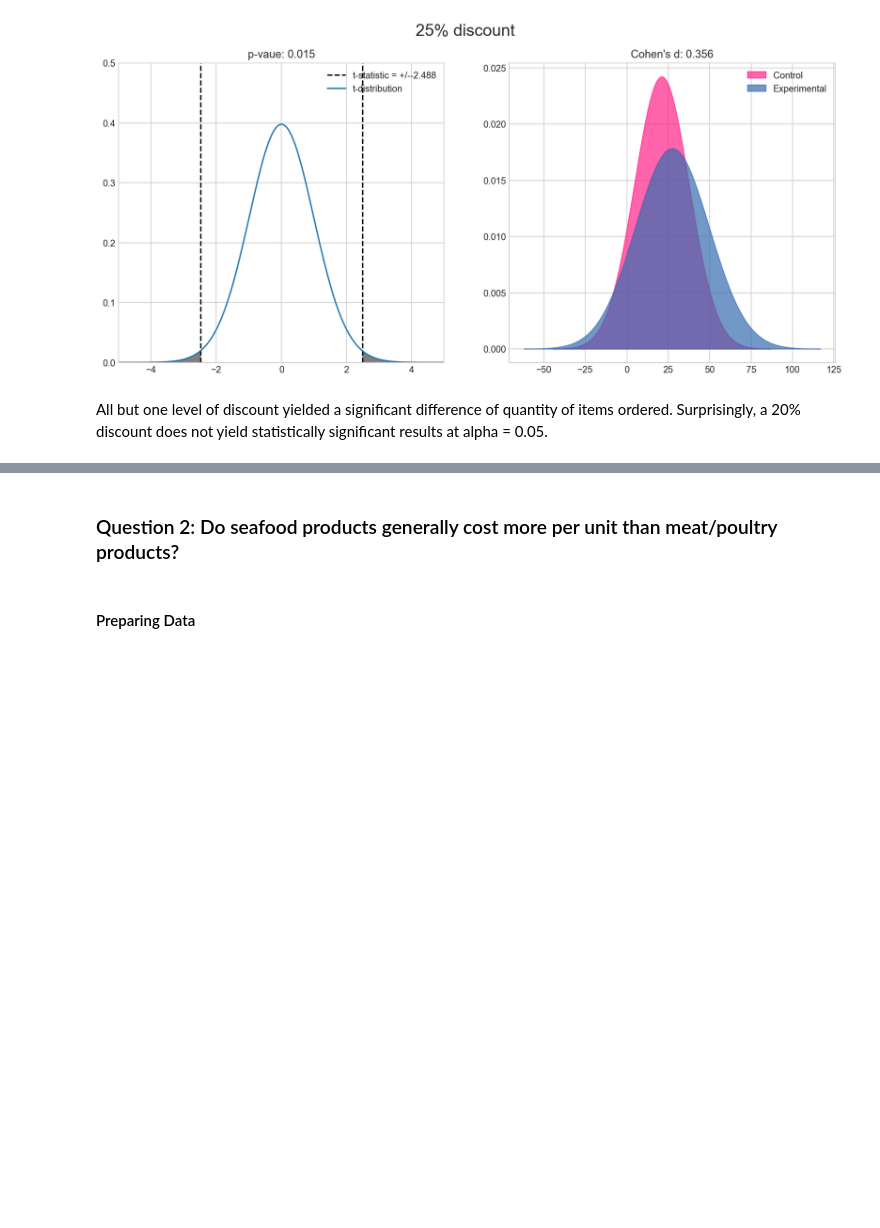
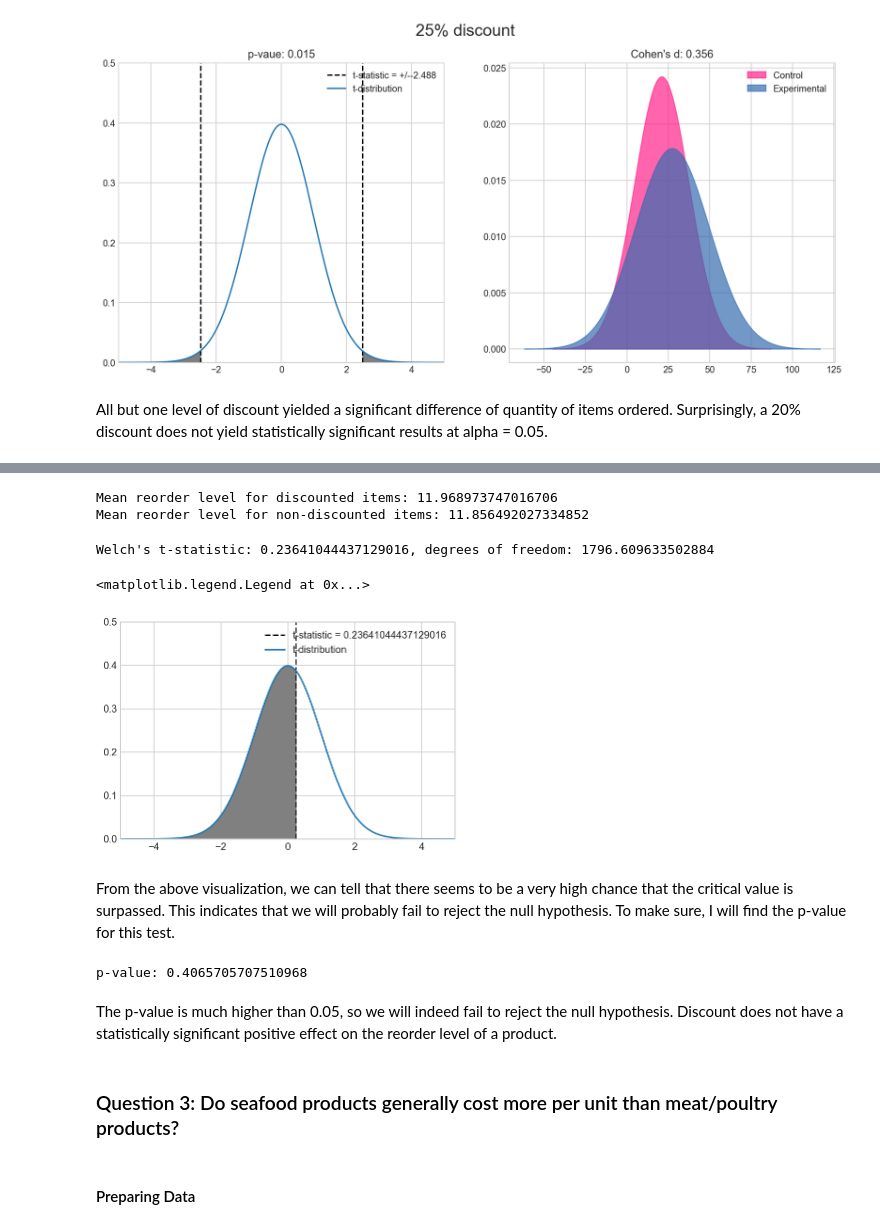
Before and after one commit to byeretzian/dsc-2-final-project-online-ds-sp-000, a Jupyter notebook: Module 2 Final Project.ipynb, the cells around one changed output, grey strips where cells are left out. Saved outputs shown, nothing was run; the diff lists cells and outputs as text; code cells hidden in the pictures; blank space fills up the shorter version.

```diff
--- a/Module 2 Final Project.ipynb
+++ b/Module 2 Final Project.ipynb
@@ -362,0 +320,4 @@ All but one level of discount yielded a significant difference of quantity of it
+# %%
+q = """SELECT P.Id, ReorderLevel, Discount FROM Product P JOIN OrderDetail OD On P.Id = OD.ProductId WHERE Discount != 0"""
+ro_d = pd.read_sql_query(q, engine)
+ro_d.head()
@@ -362,0 +333,4 @@ All but one level of discount yielded a significant difference of quantity of it
+# %%
+q = """SELECT P.Id, ReorderLevel, Discount FROM Product P JOIN OrderDetail OD On P.Id = OD.ProductId WHERE Discount = 0"""
+ro_nd = pd.read_sql_query(q, engine)
+ro_nd.head()
@@ -363,5 +355,45 @@ All but one level of discount yielded a significant difference of quantity of it
+# %%
+mean_d = ro_d['ReorderLevel'].mean()
+mean_nod = ro_nd['ReorderLevel'].mean()
+print("Mean reorder level for discounted items: {}".format(mean_d))
+print("Mean reorder level for non-discounted items: {}".format(mean_nod))
+# %% [output]
+Mean reorder level for discounted items: 11.968973747016706
+Mean reorder level for non-discounted items: 11.856492027334852
+# %%
+disc_0 = np.array(ro_d['ReorderLevel'])
+disc_1 = np.array(ro_nd['ReorderLevel'])
+
+t_statistic = welch_t(disc_0, disc_1)
+t_df = welch_df(disc_0, disc_1)
+
+print("Welch's t-statistic: {}, degrees of freedom: {}".format(t_statistic, t_df))
+# %% [output]
+Welch's t-statistic: 0.23641044437129016, degrees of freedom: 1796.609633502884
+# %%
+plt.figure()
+plt.axvline(x = t_statistic, linestyle = '--', color = 'black', label = 't-statistic = {}'.format(t_statistic))
+x = np.linspace(-5,5, 1000)
+t_dist = stats.t.pdf(x, t_df)
+plt.plot(x, stats.t.pdf(x, t_df), label = 't-distribution')
+plt.fill_between(x, 0, t_dist, where=(x <= t_statistic), color='grey')
+plt.xlim(-5,5)
+plt.ylim(0,0.5)
+plt.legend()
+# %% [output]
+<matplotlib.legend.Legend at 0x...>
+[figure, added]
+# %% [markdown]
+From the above visualization, we can tell that there seems to be a very high chance that the critical value is surpassed. This indicates that we will probably fail to reject the null hypothesis. To make sure, I will find the p-value for this test.
+# %%
+results = stats.ttest_ind(disc_0, disc_1, equal_var = False)
+print('p-value: {}'.format(results[1]/2))
+# %% [output]
+p-value: 0.4065705707510968
+# %% [markdown]
+The p-value is much higher than 0.05, so we will indeed fail to reject the null hypothesis. Discount does not have a statistically significant positive effect on the reorder level of a product.
 # %% [markdown]
-### Question 2: Do seafood products generally cost more per unit than meat/poultry products?
+### Question 3: Do seafood products generally cost more per unit than meat/poultry products?
 # %% [markdown]
 #### Preparing Data
 # %% [markdown]
```
Also changed, not shown: parts of 39 cells of this notebook, 2 other files.
